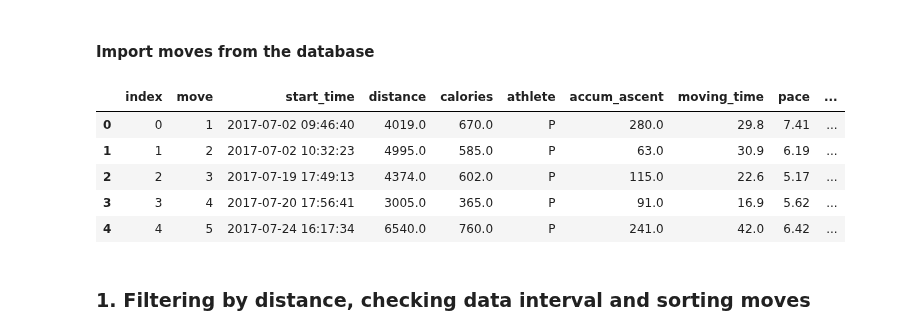
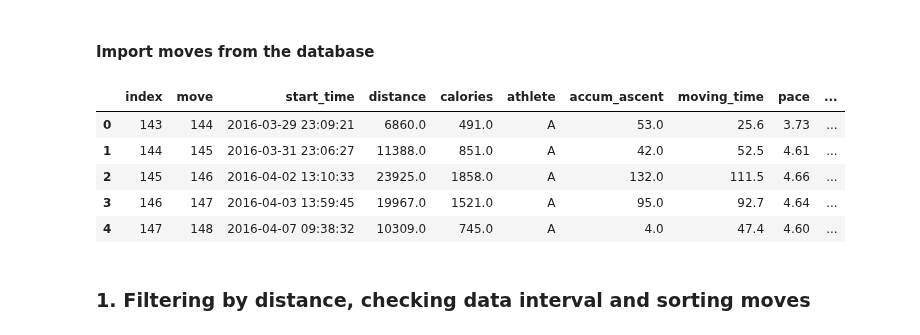
Before and after one commit to pausampietro/run_perfomance, a Jupyter notebook: 4. Regression Algorithms/Time Series Analysis.ipynb, the cells around one changed output. Saved outputs shown, nothing was run; the diff lists cells and outputs as text; code cells hidden in the pictures.

```diff
--- a/4. Regression Algorithms/Time Series Analysis.ipynb
+++ b/4. Regression Algorithms/Time Series Analysis.ipynb
@@ -22,16 +22,16 @@ from rpdb import read_table, read_table_sql, export_table
 # %% [markdown]
 #### Import moves from the database
 # %%
-Ssql = "SELECT * FROM moves WHERE athlete = 'P'"
+Ssql = "SELECT * FROM moves WHERE athlete = 'A'"
 moves = read_table_sql('moves', Ssql)
 moves.head()
 # %% [output]
 |  | index | move | start_time | distance | calories | athlete | accum_ascent | moving_time | pace | ... |
-| 0 | 0 | 1 | 2017-07-02 09:46:40 | 4019.0 | 670.0 | P | 280.0 | 29.8 | 7.41 | ... |
-| 1 | 1 | 2 | 2017-07-02 10:32:23 | 4995.0 | 585.0 | P | 63.0 | 30.9 | 6.19 | ... |
-| 2 | 2 | 3 | 2017-07-19 17:49:13 | 4374.0 | 602.0 | P | 115.0 | 22.6 | 5.17 | ... |
-| 3 | 3 | 4 | 2017-07-20 17:56:41 | 3005.0 | 365.0 | P | 91.0 | 16.9 | 5.62 | ... |
-| 4 | 4 | 5 | 2017-07-24 16:17:34 | 6540.0 | 760.0 | P | 241.0 | 42.0 | 6.42 | ... |
+| 0 | 143 | 144 | 2016-03-29 23:09:21 | 6860.0 | 491.0 | A | 53.0 | 25.6 | 3.73 | ... |
+| 1 | 144 | 145 | 2016-03-31 23:06:27 | 11388.0 | 851.0 | A | 42.0 | 52.5 | 4.61 | ... |
+| 2 | 145 | 146 | 2016-04-02 13:10:33 | 23925.0 | 1858.0 | A | 132.0 | 111.5 | 4.66 | ... |
+| 3 | 146 | 147 | 2016-04-03 13:59:45 | 19967.0 | 1521.0 | A | 95.0 | 92.7 | 4.64 | ... |
+| 4 | 147 | 148 | 2016-04-07 09:38:32 | 10309.0 | 745.0 | A | 4.0 | 47.4 | 4.60 | ... |
 # %% [markdown]
 ### 1. Filtering by distance, checking data interval and sorting moves
 # %% [markdown]
```
Also changed, not shown: parts of 27 cells of this notebook.
